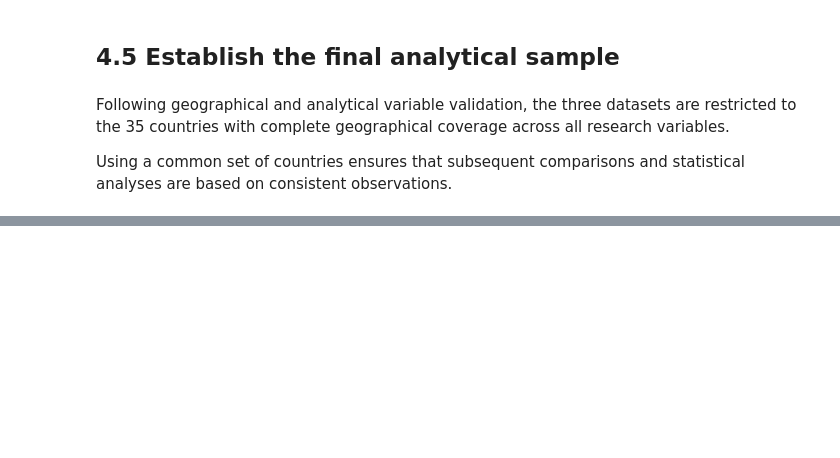
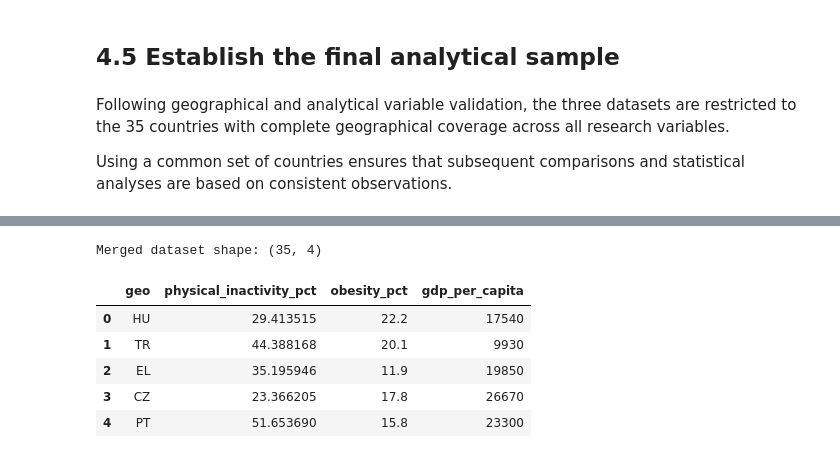
Before and after one commit to Edgybug/european-physical-activity-and-public-health, a Jupyter notebook: notebooks/01_data_exploration.ipynb, the cells around one changed output, grey strips where cells are left out. Saved outputs shown, nothing was run; the diff lists cells and outputs as text; code cells hidden in the pictures; blank space fills up the shorter version.

```diff
--- a/notebooks/01_data_exploration.ipynb
+++ b/notebooks/01_data_exploration.ipynb
@@ -1413,0 +1518,15 @@ Prepare the final analytical dataset.
+# %%
+# Select relevant columns and prepare datasets for merging
+who_for_merge = who_analysis[
+    ["geo", "NumericValue"]
+].rename(columns={
+    "NumericValue": "physical_inactivity_pct"
+})
+
+obesity_for_merge = obesity_analysis[
+    ["geo", "obesity_pct"]
+].copy()
+
+gdp_for_merge = gdp_analysis[
+    ["geo", "gdp_per_capita"]
+].copy()
@@ -1413,0 +1596,22 @@ Prepare the final analytical dataset.
+# %%
+# Add Eurostat GDP per capita data
+
+activity_obesity_gdp = pd.merge(
+    activity_obesity,
+    gdp_for_merge,
+    on="geo",
+    how="inner",
+    validate="one_to_one"
+)
+
+# Inspect the merged DataFrame
+print("Merged dataset shape:", activity_obesity_gdp.shape)
+display(activity_obesity_gdp.head())
+# %% [output]
+Merged dataset shape: (35, 4)
+|  | geo | physical_inactivity_pct | obesity_pct | gdp_per_capita |
+| 0 | HU | 29.413515 | 22.2 | 17540 |
+| 1 | TR | 44.388168 | 20.1 | 9930 |
+| 2 | EL | 35.195946 | 11.9 | 19850 |
+| 3 | CZ | 23.366205 | 17.8 | 26670 |
+| 4 | PT | 51.653690 | 15.8 | 23300 |
```
Also changed, not shown: parts of 20 cells of this notebook, 1 other file.
